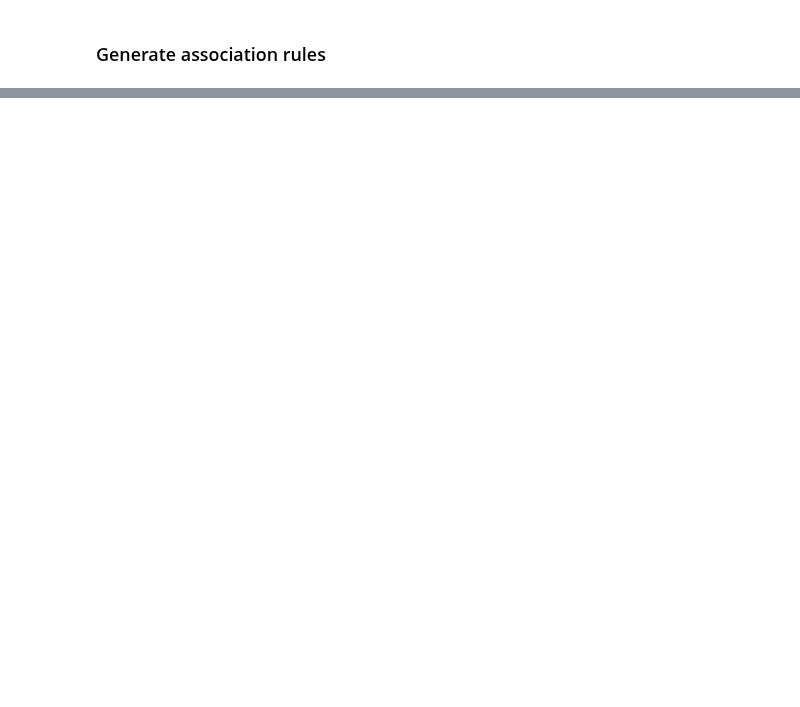
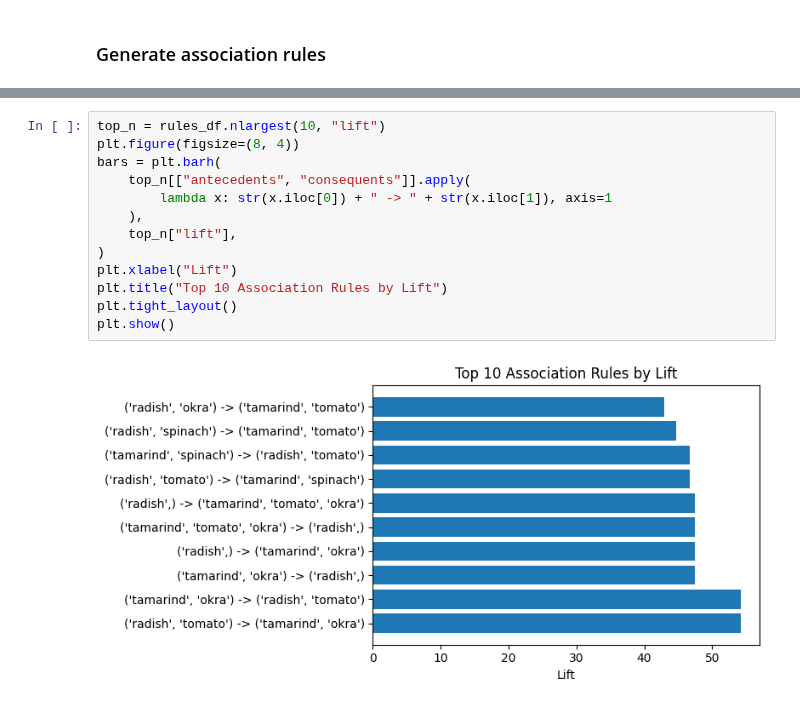
Before and after one commit to rixmape/panlasang-pinoy-clustering, a Jupyter notebook: main.ipynb, the cells around one changed output, grey strips where cells are left out. Cells and saved outputs as stored; diff of their text form; blank space fills up the shorter version.

```diff
--- a/main.ipynb
+++ b/main.ipynb
@@ -608,0 +517,15 @@ fig.show()
+# %%
+top_n = rules_df.nlargest(10, "lift")
+plt.figure(figsize=(8, 4))
+bars = plt.barh(
+    top_n[["antecedents", "consequents"]].apply(
+        lambda x: str(x.iloc[0]) + " -> " + str(x.iloc[1]), axis=1
+    ),
+    top_n["lift"],
+)
+plt.xlabel("Lift")
+plt.title("Top 10 Association Rules by Lift")
+plt.tight_layout()
+plt.show()
+# %% [output]
+[figure, added]
```
Also changed, not shown: parts of 33 cells of this notebook, 1 other file.
